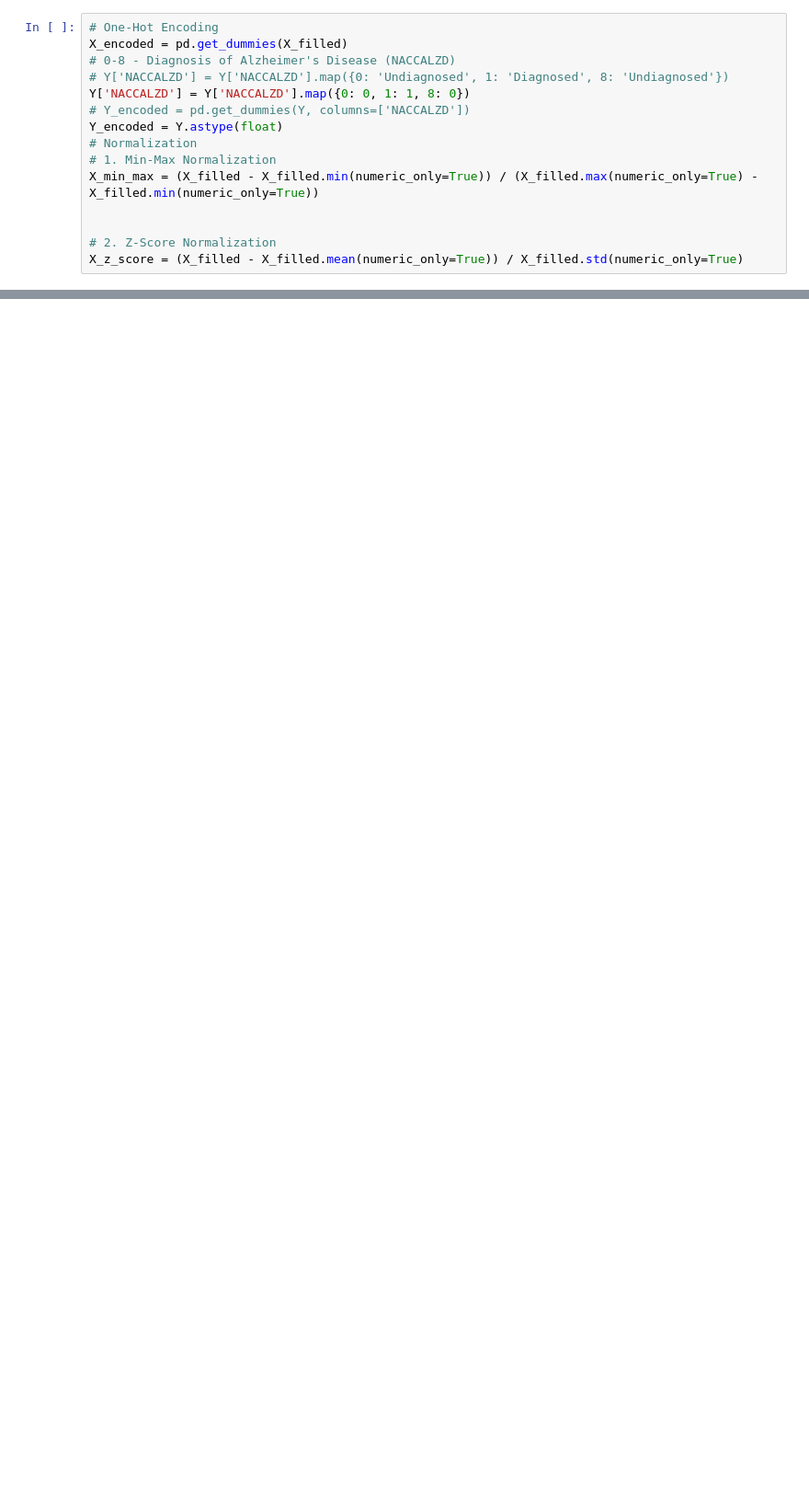
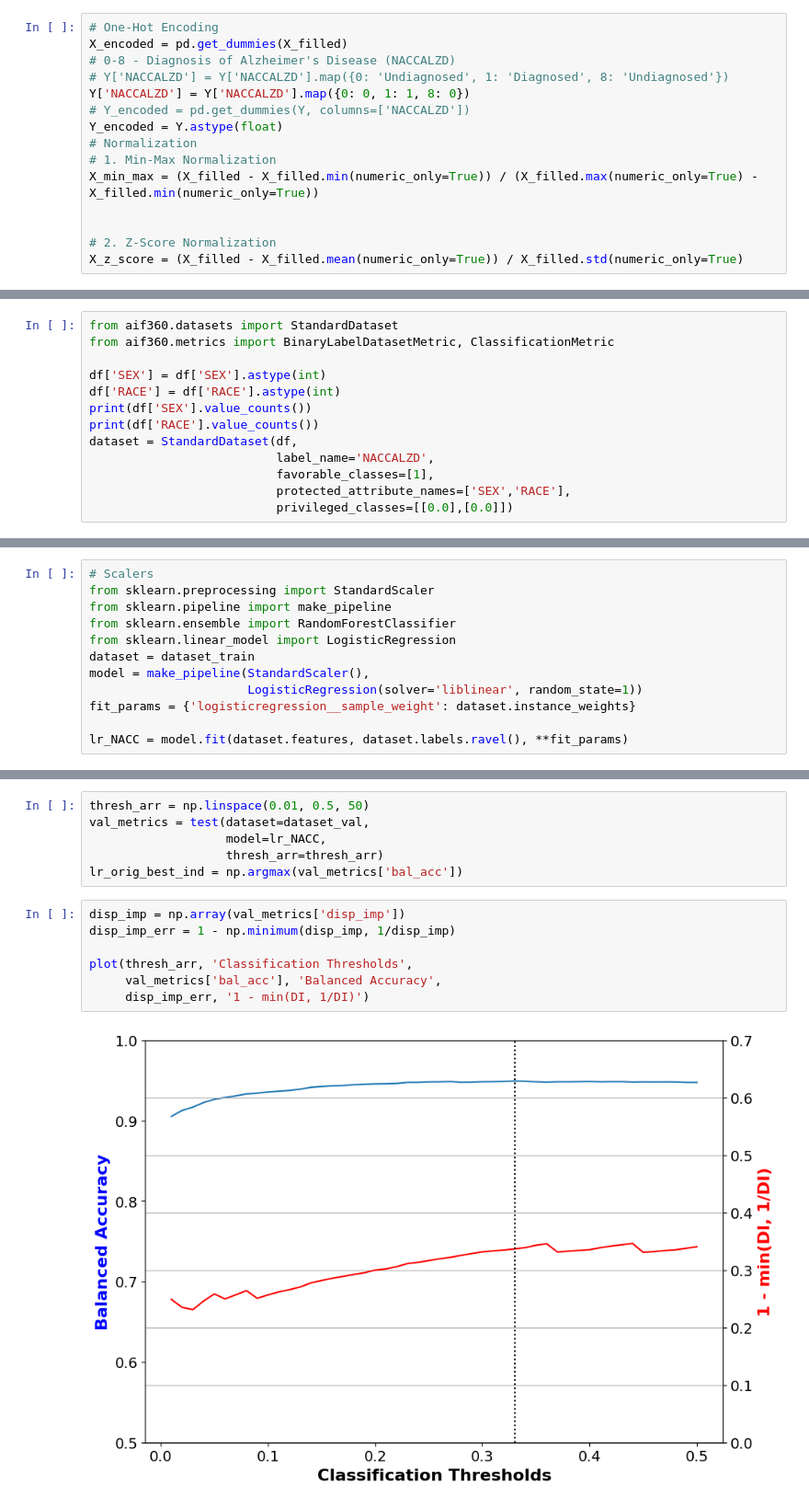
Before and after one commit to GT-111/AD, a Jupyter notebook: take_a_look.ipynb, the cells around one changed output, grey strips where cells are left out. Shown: that part at 92% size. Saved outputs shown, nothing was run; the diff lists cells and outputs as text; blank space fills up the shorter version.

```diff
--- a/take_a_look.ipynb
+++ b/take_a_look.ipynb
@@ -195,0 +370,13 @@ print(classification_report(y_test, y_pred))
+# %%
+from aif360.datasets import StandardDataset
+from aif360.metrics import BinaryLabelDatasetMetric, ClassificationMetric
+
+df['SEX'] = df['SEX'].astype(int)
+df['RACE'] = df['RACE'].astype(int)
+print(df['SEX'].value_counts())
+print(df['RACE'].value_counts())
+dataset = StandardDataset(df,
+                          label_name='NACCALZD',
+                          favorable_classes=[1],
+                          protected_attribute_names=['SEX','RACE'],
+                          privileged_classes=[[0.0],[0.0]])
@@ -195,0 +523,12 @@ print(classification_report(y_test, y_pred))
+# %%
+# Scalers
+from sklearn.preprocessing import StandardScaler
+from sklearn.pipeline import make_pipeline
+from sklearn.ensemble import RandomForestClassifier
+from sklearn.linear_model import LogisticRegression
+dataset = dataset_train
+model = make_pipeline(StandardScaler(),
+                      LogisticRegression(solver='liblinear', random_state=1))
+fit_params = {'logisticregression__sample_weight': dataset.instance_weights}
+
+lr_NACC = model.fit(dataset.features, dataset.labels.ravel(), **fit_params)
@@ -195,0 +537,15 @@ print(classification_report(y_test, y_pred))
+# %%
+thresh_arr = np.linspace(0.01, 0.5, 50)
+val_metrics = test(dataset=dataset_val,
+                   model=lr_NACC,
+                   thresh_arr=thresh_arr)
+lr_orig_best_ind = np.argmax(val_metrics['bal_acc'])
+# %%
+disp_imp = np.array(val_metrics['disp_imp'])
+disp_imp_err = 1 - np.minimum(disp_imp, 1/disp_imp)
+
+plot(thresh_arr, 'Classification Thresholds',
+     val_metrics['bal_acc'], 'Balanced Accuracy',
+     disp_imp_err, '1 - min(DI, 1/DI)')
+# %% [output]
+[figure, added]
```
Also changed, not shown: parts of 56 cells of this notebook, 11 other files.
